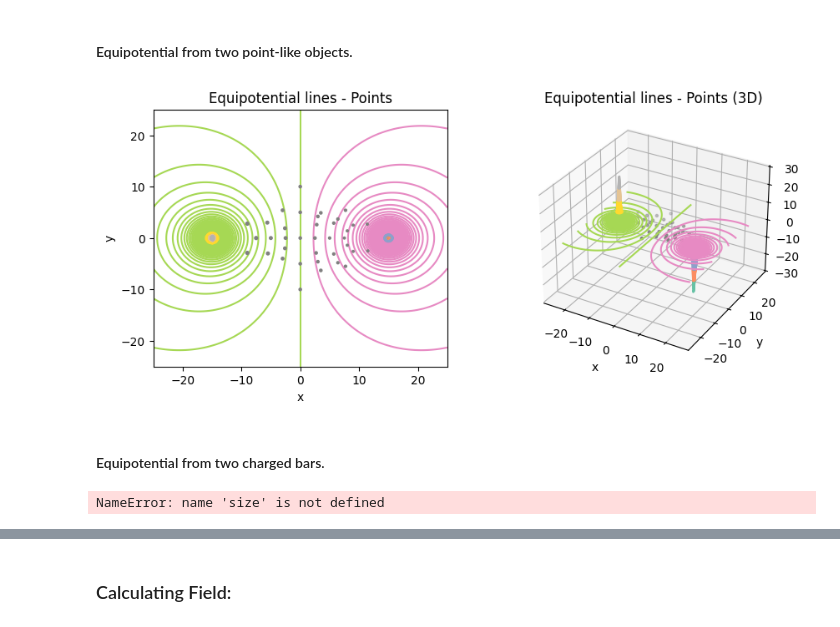
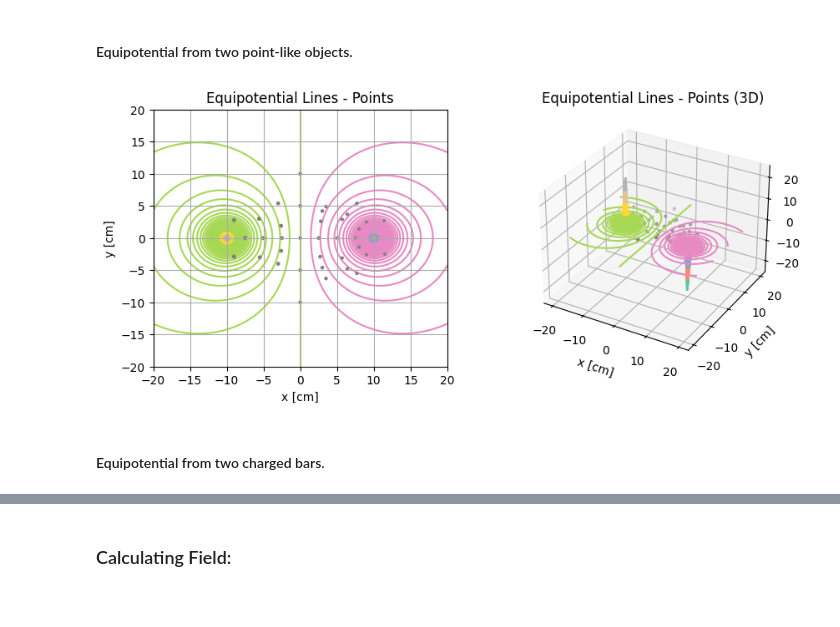
Before and after one commit to sunbaee/Eletrostatics, a Jupyter notebook: PotentialPlot.ipynb, the cells around one changed output, grey strips where cells are left out. Drawn from its saved outputs; the diff is of its cells as text; code cells hidden in the pictures.

```diff
--- a/PotentialPlot.ipynb
+++ b/PotentialPlot.ipynb
@@ -79,17 +81,3 @@ def CalculateCharge(chargedPoints, points, eletricPotentials, k):
         chargedSum += eletricPotentials[i] / distanceSum;
 
     return chargedSum * 4 * np.pi * eps_0 / len(points);
-# %%
-# Setting charge of point-like objects in the system.
-chargedPoints = np.array([[-15, 0], [15, 0]]); # Points with eletric current
-k = [-1, 1]; # Constants of proportionality
-
-measuredPoints, measuredPotentials = GetData("Data/data1.csv");
-charge = CalculateCharge(chargedPoints, measuredPoints, measuredPotentials, k);
-#charge  = CalculateCharge(chargedPoints[0], [[-9.8, 0]], [10], k);
-
-charges = [ charge, -charge ]; # Positive and negative charges.
-
-# Setting range where potential will be calculated.
-start, end = -25, 25;
-numPoints = 100;
@@ -124,7 +114,7 @@ def CalculatePotentialPoints(start, end, size, chargedPoints, charges):
     return x, y, z;
 # %%
 # Plots 3D graph and its contour graph. Returns 3D subplot and contour axis subplot.
-def Plot3D(x, y, z, numLevels, xlabel="x", ylabel="y", title=""):
+def Plot3D(x, y, z, numLevels, xlabel="x [cm]", ylabel="y [cm]", title="", grid=True):
     fig = plot.figure(figsize=(10, 4));
 
     #plot.contour(y, x, z, numLevels, cmap="Set2", zorder=0);
@@ -135,6 +125,7 @@ def Plot3D(x, y, z, numLevels, xlabel="x", ylabel="y", title=""):
     plot.title(title);
     plot.xlabel(xlabel);
     plot.ylabel(ylabel);
+    if (grid): plot.grid(color='#AAAAAA');
 
     ax = fig.add_subplot(1, 2, 2, projection='3d');
     ax.contour3D(y, x, z, 70, cmap="Set2", linestyles='solid', levels=numLevels);
@@ -149,2 +168,18 @@ def Plot3D(x, y, z, numLevels, xlabel="x", ylabel="y", title=""):
+# %%
+# Setting charge of point-like objects in the system.
+chargedPoints = np.array([[-10, 0], [10, 0]]); # Points with eletric current
+k = np.array([1, -1]); # Constants of proportionality
+
+measuredPoints, measuredPotentials = GetData("Data/data1.csv");
+charge = CalculateCharge(chargedPoints, measuredPoints, measuredPotentials, k);
+#charge  = CalculateCharge(chargedPoints[0], [[-9.8, 0]], [10], k);
+
+charges = -k * charge; # Positive and negative charges.
+
+# Setting range where potential will be calculated.
+start, end = -20, 20;
+numPoints = 100;
+
+graphSize = np.abs(end - start);
 # %% [markdown]
 #### Equipotential from two point-like objects.
@@ -151,15 +188,13 @@ def Plot3D(x, y, z, numLevels, xlabel="x", ylabel="y", title=""):
 # %%
-x, y, z = CalculatePotentialPoints(start, end, numPoints, chargedPoints, charges);
-
-ax, ax2D, fig = Plot3D(x, y, z, 400, title="Equipotential lines - Points");
+ax, ax2D, fig = Plot3D(x, y, z, 350, title="Equipotential Lines - Points");
 scatteredPoints, scatteredPotentials = GetData("Data/data1.csv");
 
 ax.scatter(scatteredPoints[:, 0], scatteredPoints[:, 1], scatteredPotentials, c='grey', zorder=1, marker='.');
 ax2D.scatter(scatteredPoints[:, 0], scatteredPoints[:, 1], scatteredPotentials, c='grey', zorder=1);
 
 fig.savefig("Plots/Plot1.png");
 # %% [output]
-[figure, old version]
+[figure, new version]
 # %% [markdown]
 #### Equipotential from two charged bars.
 # %%
@@ -168,34 +203,10 @@ barPositions = chargedPoints;
 graphSize = end - start;
 barSize = 10;
 
-def GenerateCharges(positions, size, f, charges, numPoints):
-    yPoints = np.linspace(-size / 2, size / 2, int(numPoints));
-    xPoints = f(yPoints);
+# Calculating point-like charges in bars.
+barPoints, barCharges = GenerateCharges(barPositions, charges, [Bar, Bar], barSize, barSize / graphSize * numPoints);
 
-    points = np.column_stack((barXPoints, barYPoints));
-    pointsCharges = np.zeros(len(points) * len(positions));
-
-    locatedChargesList= [];
-    for i, pos in enumerate(positions):
-        locatedChargesList += (points + pos).tolist();
-        chargesPerPos = int(len(pointsCharges) / len(positions));
-        pointsCharges[i * chargesPerPos : (i + 2) * chargesPerPos] = charges[i];
-
-    locatedChargePoints = np.array(locatedChargesList);
-
-    charges[i] / size; # Calculating eletric density in each object.
-
-barXPoints = np.zeros(len(barYPoints));
-
-GenerateCharges(charge, lambda f: 0, barPositions, size, size / graphSize * numPoints);
-
-# Calculating point-like charges in bars.
-
-barCharges[int(len(barCharges) / 2):] *= -1; # Half with negative charge
-
-x, y, z = CalculatePotentialPoints(start, end, numPoints, locatedChargePoints, barCharges);
+x, y, z = CalculatePotentialPoints(start, end, numPoints, barPoints, barCharges);
-# %% [output]
-NameError: name 'size' is not defined
 # %%
 # Plotting points from bars
 scatteredPoints, scatteredPotentials = GetData("Data/data2.csv");
```
Also changed, not shown: parts of 13 cells of this notebook.
